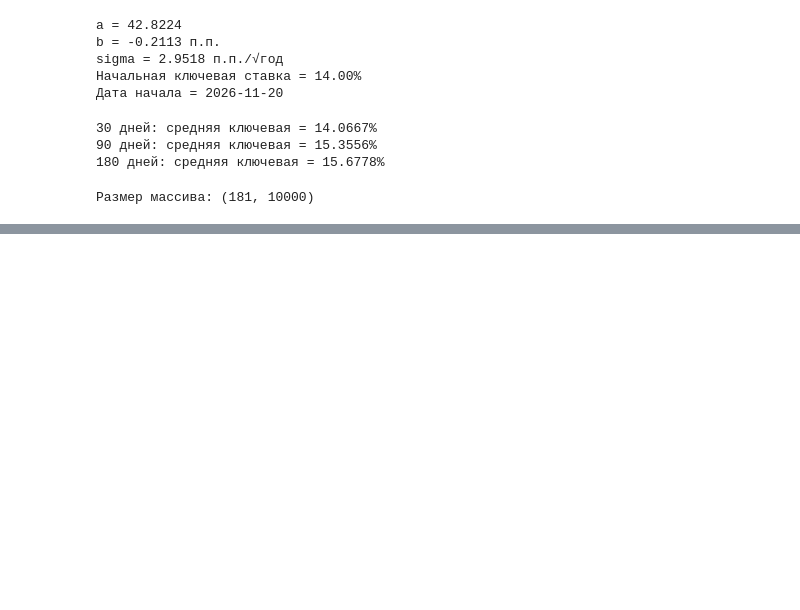
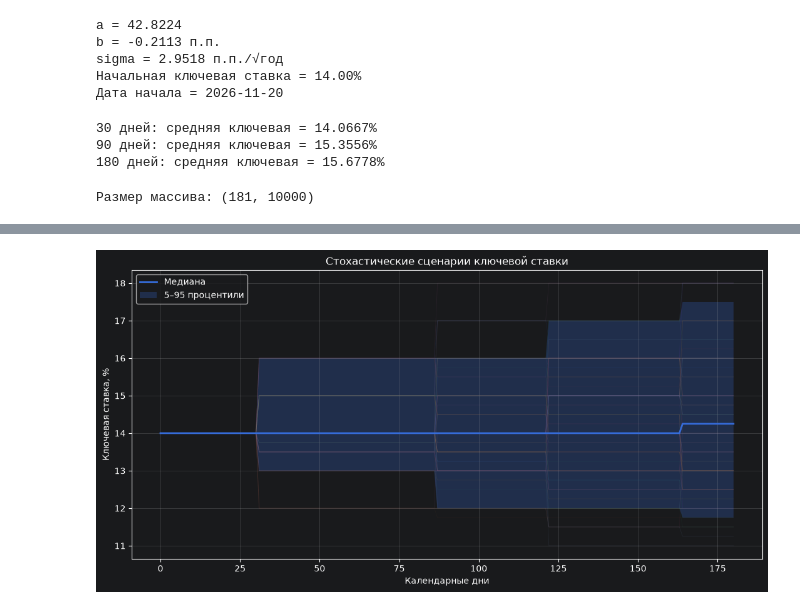
Before and after one commit to blbl-blbl/russian-interest-rate-models, a Jupyter notebook: notebooks/05_ruonia_average_rate.ipynb, the cells around one changed output, grey strips where cells are left out. Saved outputs shown, nothing was run; the diff lists cells and outputs as text; code cells hidden in the pictures; blank space fills up the shorter version.

```diff
--- a/notebooks/05_ruonia_average_rate.ipynb
+++ b/notebooks/05_ruonia_average_rate.ipynb
@@ -171,0 +821,32 @@ display(average_results.round(4))
+# %%
+plt.figure(figsize=(13, 6))
+
+plt.plot(
+    np.arange(max_days + 1),
+    key_paths[:, :100],
+    alpha=0.08,
+    linewidth=0.7
+)
+
+q05, q50, q95 = np.quantile(
+    key_paths,
+    [0.05, 0.50, 0.95],
+    axis=1
+)
+
+plt.plot(q50, linewidth=2, label="Медиана")
+plt.fill_between(
+    np.arange(max_days + 1),
+    q05, q95,
+    alpha=0.25,
+    label="5–95 процентили"
+)
+
+plt.xlabel("Календарные дни")
+plt.ylabel("Ключевая ставка, %")
+plt.title("Стохастические сценарии ключевой ставки")
+plt.grid(alpha=0.3)
+plt.legend()
+plt.show()
+# %% [output]
+[figure, added]
```
Also changed, not shown: parts of 12 cells of this notebook.
